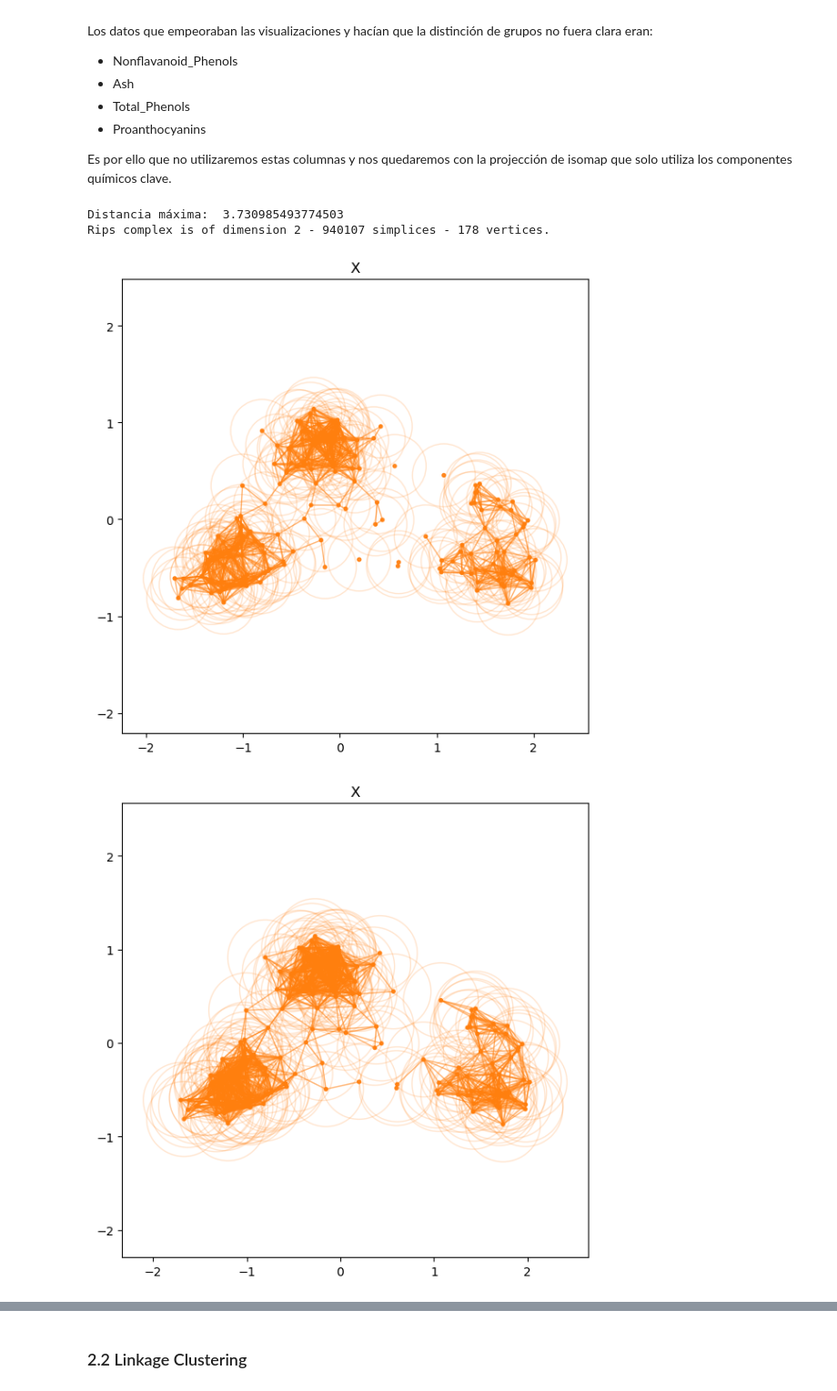
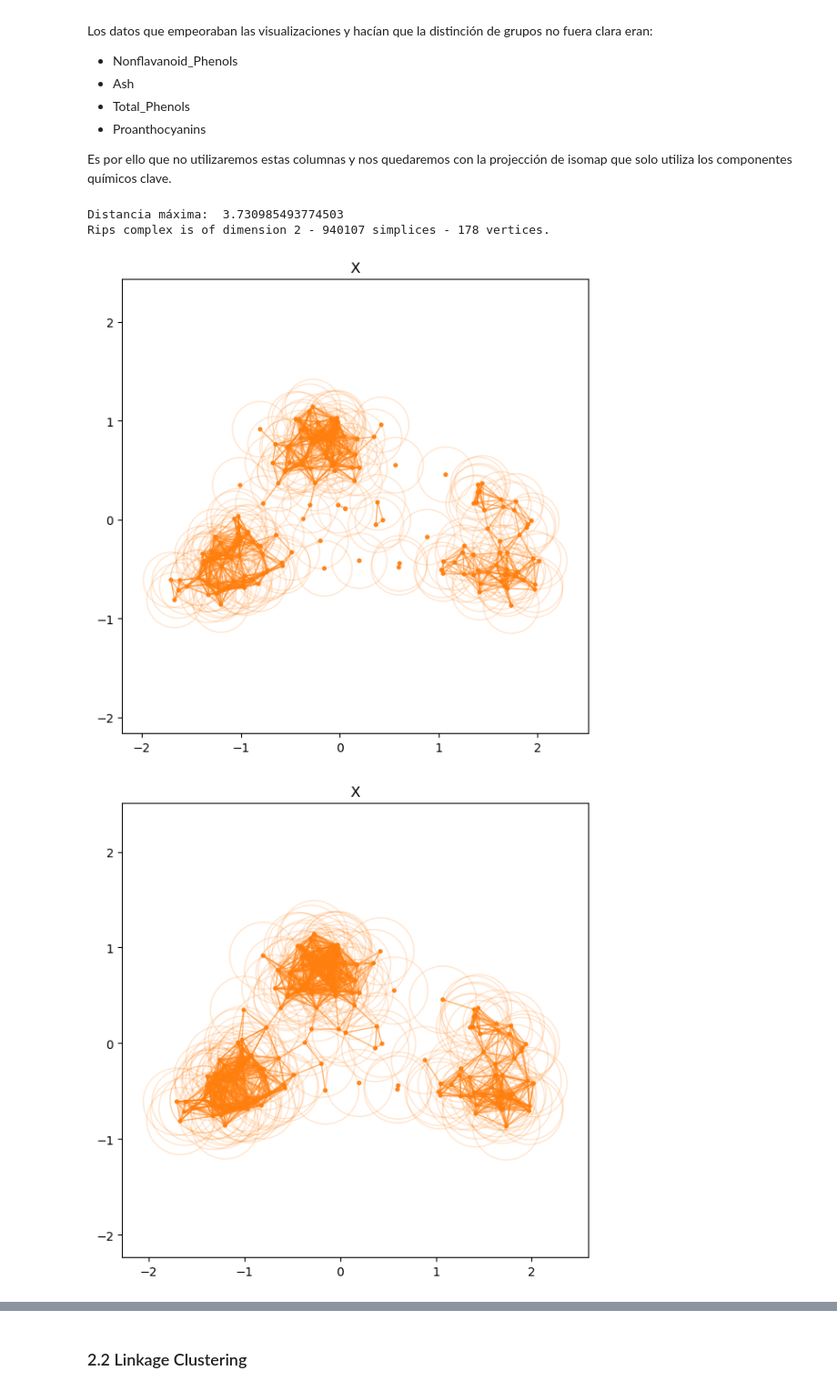
Before and after one commit to PameRuiz25/Topologia, a Jupyter notebook: ExamenPractico.ipynb, the cells around one changed output, grey strips where cells are left out. Shown at 91% size. Cells and saved outputs as stored; diff of their text form; code cells hidden in the pictures.

```diff
--- a/ExamenPractico.ipynb
+++ b/ExamenPractico.ipynb
@@ -512,28 +512,28 @@ Es por ello que no utilizaremos estas columnas y nos quedaremos con la projecci
 # %%
 projection_isomap_perfecto = isomap.fit_transform(datos_normalizados[["Alcohol", "Malic_Acid", "Flavanoids", "OD280", "Ash_Alcanity", "Hue", "Magnesium", "Color_Intensity", "Proline"]])
 
 
 dist = pd.DataFrame(squareform(pdist(projection_isomap_perfecto), "euclidean"), columns=data.index.values, index=data.index.values)
 # Máxima distancia
 print("Distancia máxima: ", dist.values.max())
 
 # ---------------------
 
 rips_complex = gudhi.RipsComplex(distance_matrix=dist.values, max_edge_length=5)
 # Generamos el árbol de complejos simpliciales e imprimimos la información
 simplex_tree = rips_complex.create_simplex_tree(max_dimension=2)
 result_str = 'Rips complex is of dimension ' + repr(simplex_tree.dimension()) + ' - ' + \
     repr(simplex_tree.num_simplices()) + ' simplices - ' + \
     repr(simplex_tree.num_vertices()) + ' vertices.'
 print(result_str)
 
 # ---------------------
 
 X=np.array(projection_isomap_perfecto)
-plot_rips_complex(X, R=0.325, label="X", maxdim=1)
-plot_rips_complex(X, R=0.4, label="X", maxdim=1)
+plot_rips_complex(X, R=0.28, label="X", maxdim=1)
+plot_rips_complex(X, R=0.35, label="X", maxdim=1)
 # %% [output]
 Distancia máxima:  3.730985493774503
 Rips complex is of dimension 2 - 940107 simplices - 178 vertices.
-[figure, old version]
+[figure, new version]
-[figure, old version]
+[figure, new version]
```
Also changed, not shown: parts of 13 cells of this notebook, 3 other files.
